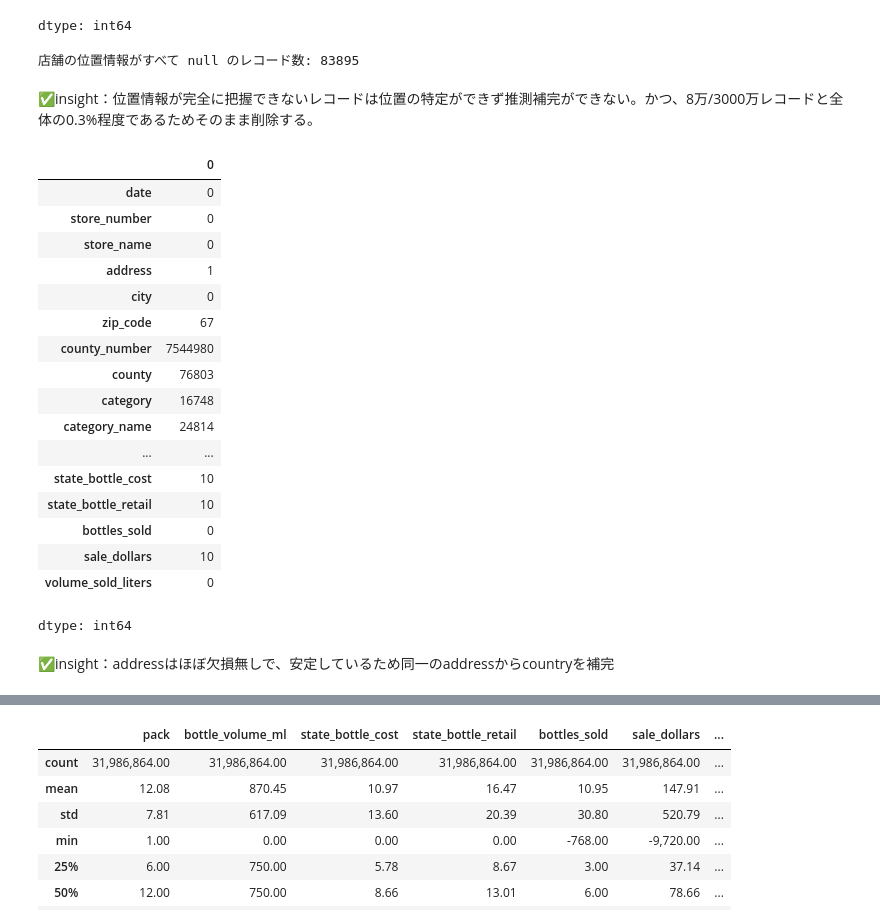
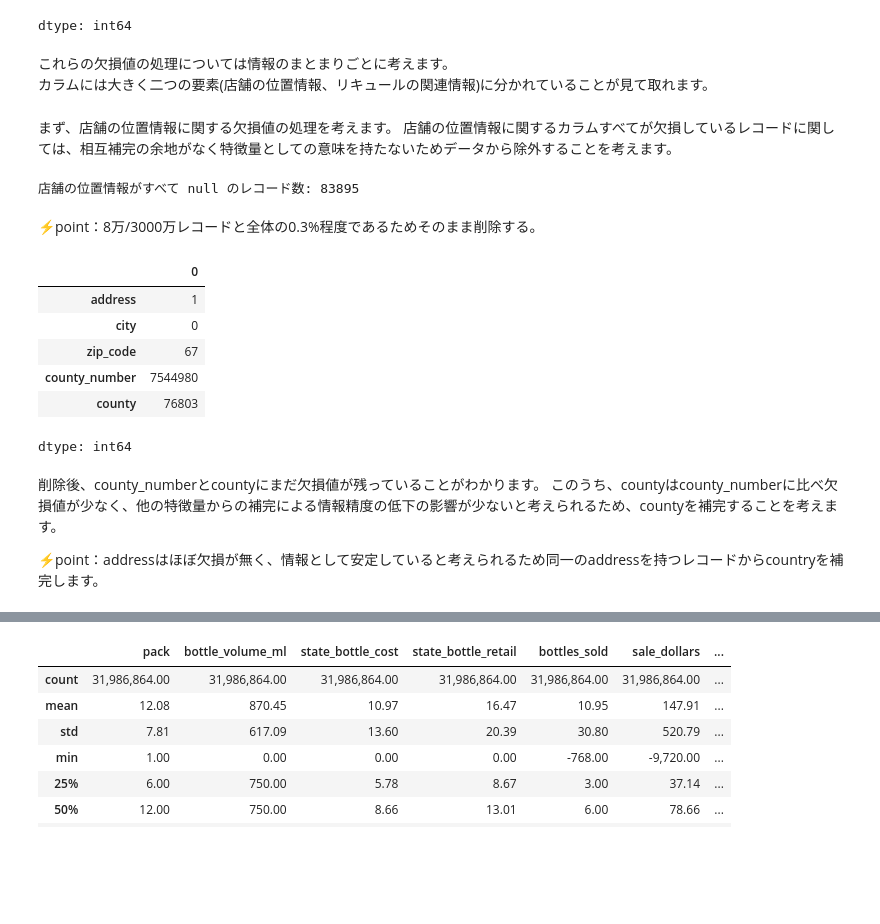
Before and after one commit to km-0-8/iowa_liqueur, a Jupyter notebook: liqueur_ML.ipynb, the cells around one changed output, grey strips where cells are left out. Drawn from its saved outputs; the diff is of its cells as text; code cells hidden in the pictures; blank space fills up the shorter version.

```diff
--- a/liqueur_ML.ipynb
+++ b/liqueur_ML.ipynb
@@ -171,4 +178,10 @@ first_cleaned_df.isnull().sum().compute()
 | sale_dollars | 10 |
 | volume_sold_liters | 0 |
 dtype: int64
+# %% [markdown]
+これらの欠損値の処理については情報のまとまりごとに考えます。
+カラムには大きく二つの要素(店舗の位置情報、リキュールの関連情報)に分かれていることが見て取れます。
+# %% [markdown]
+まず、店舗の位置情報に関する欠損値の処理を考えます。
+店舗の位置情報に関するカラムすべてが欠損しているレコードに関しては、相互補完の余地がなく特徴量としての意味を持たないためデータから除外することを考えます。
 # %%
@@ -179,29 +193,23 @@ print(f"店舗の位置情報がすべて null のレコード数: {null_count}"
 # %% [output]
 店舗の位置情報がすべて null のレコード数: 83895
 # %% [markdown]
-✅insight：位置情報が完全に把握できないレコードは位置の特定ができず推測補完ができない。かつ、8万/3000万レコードと全体の0.3%程度であるためそのまま削除する。
+⚡point：8万/3000万レコードと全体の0.3%程度であるためそのまま削除する。
 # %%
+#店舗の位置情報がすべて null のレコードを削除
 df_geo_null_cleaned = first_cleaned_df[~null_rows]
-df_geo_null_cleaned.isnull().sum().compute()
+#削除後の欠損数を確認
+df_geo_null_cleaned[cols].isnull().sum().compute()
 # %% [output]
 |  | 0 |
-| date | 0 |
-| store_number | 0 |
-| store_name | 0 |
 | address | 1 |
 | city | 0 |
 | zip_code | 67 |
 | county_number | 7544980 |
 | county | 76803 |
-| category | 16748 |
-| category_name | 24814 |
-| ... | ... |
-| state_bottle_cost | 10 |
-| state_bottle_retail | 10 |
-| bottles_sold | 0 |
-| sale_dollars | 10 |
-| volume_sold_liters | 0 |
 dtype: int64
-# %% [markdown]
-✅insight：addressはほぼ欠損無しで、安定しているため同一のaddressからcountryを補完
+# %% [markdown]
+削除後、county_numberとcountyにまだ欠損値が残っていることがわかります。
+このうち、countyはcounty_numberに比べ欠損値が少なく、他の特徴量からの補完による情報精度の低下の影響が少ないと考えられるため、countyを補完することを考えます。
+
+⚡point：addressはほぼ欠損が無く、情報として安定していると考えられるため同一のaddressを持つレコードからcountryを補完します。
 # %%
```
Also changed, not shown: parts of 97 cells of this notebook.
